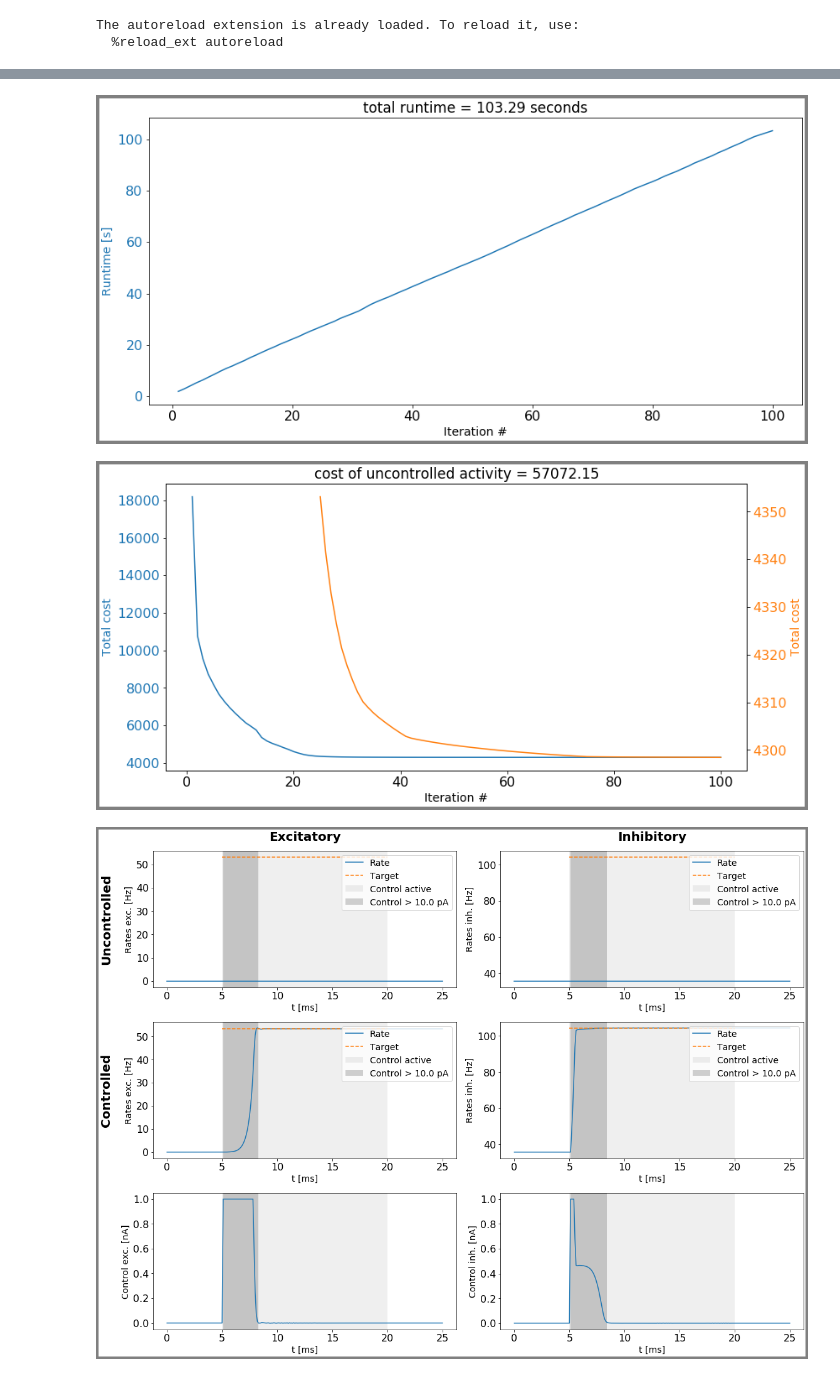
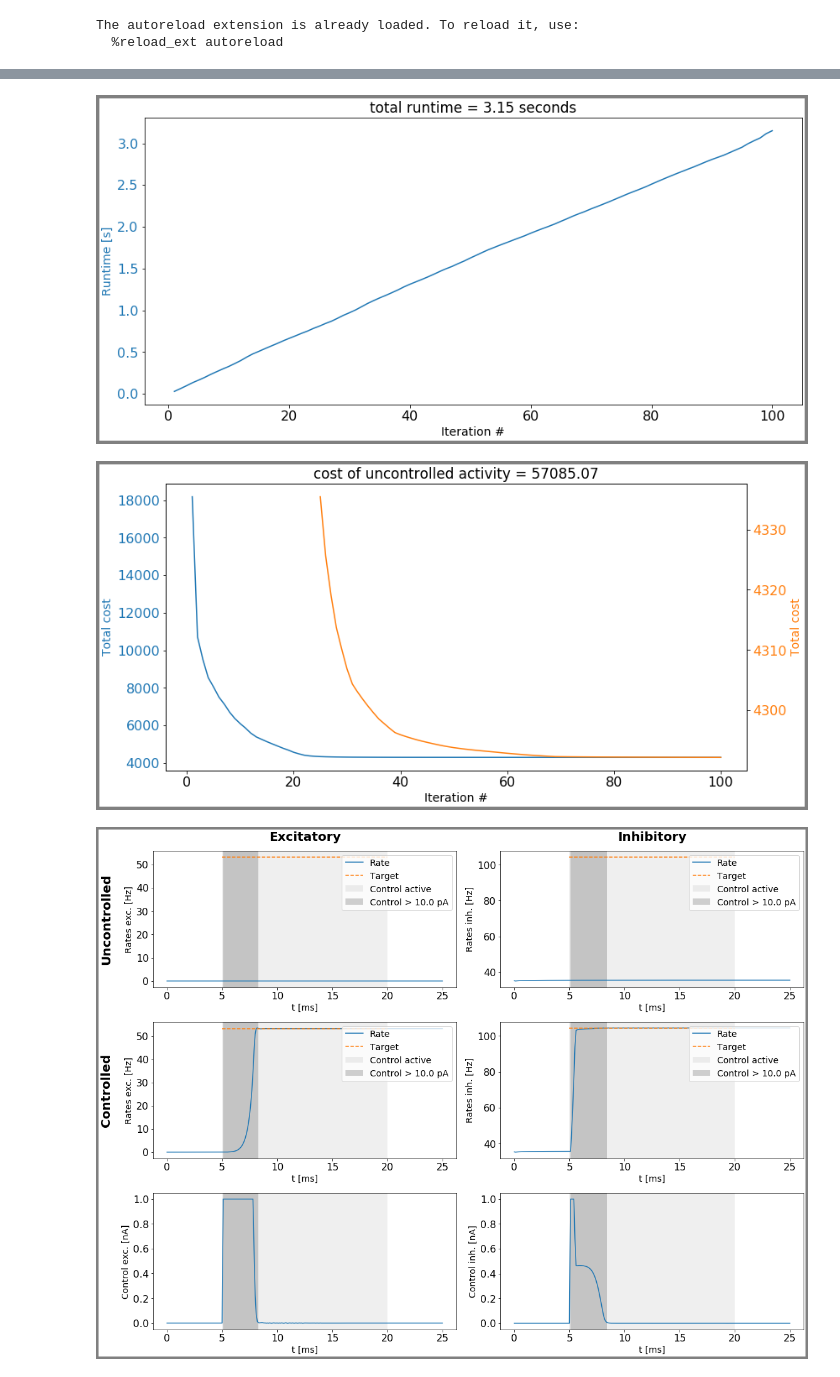
Before and after one commit to lenasal/neurolib, a Jupyter notebook: aln_control_20_11_12/LH_state_switch/LH_noDelay.ipynb, the cells around one changed output, grey strips where cells are left out. Cells and saved outputs as stored; diff of their text form; code cells hidden in the pictures.

```diff
--- a/aln_control_20_11_12/LH_state_switch/LH_noDelay.ipynb
+++ b/aln_control_20_11_12/LH_state_switch/LH_noDelay.ipynb
@@ -105,6 +106,7 @@ for i in range(len(state_vars)):
 [[9.9409e-03 3.5642e+01]
  [5.3253e+01 1.0443e+02]]
 # %%
+aln.params['duration'] = 3000.
 control0 = step_control(maxI_ = -1.)
 aln.run(control = control0)
 plt.plot(aln.t, aln.rates_exc[0,:])
@@ -113,7 +115,7 @@ plt.plot(aln.t, aln.rates_inh[0,:])
 low_state_vars = np.zeros(( len(state_vars) ))
 for i in range(len(state_vars)):
     if aln.state[state_vars[i]].size == 1:
-        low_state_vars[i] = aln.state[state_vars[i]][0] #* 0.99
+        low_state_vars[i] = aln.state[state_vars[i]][0] * 0.99
     else:
-        low_state_vars[i] = aln.state[state_vars[i]][0,-1] #* 0.99
+        low_state_vars[i] = aln.state[state_vars[i]][0,-2] * 0.99
 # %% [output]
@@ -168,35 +170,11 @@ max_it = 100
 alg = "A1"
 case = "B"
 
-opt_params = {"max_it": max_it,
-              "tol": tol,
-              "incl_step": incl_step,
-              "start_step": start_step,
-              "test_step": test_step,
-              "dur": dur,
-              "dur_pre": dur_pre,
-              "dur_post": dur_post,
-              "alg": alg,
-}
+aln.params.duration = dur
+control0 = aln.getZeroControl()
 
-
-if alg == "A1":
-    bestControlB, bestStateB, costB, runtimeB = aln.A1(control0, target_lh, c_scheme, u_mat, u_scheme,
+bestControlA_A1, bestStateA_A1, costA_A1, runtimeA_A1 = aln.A1(control0, target_lh, c_scheme, u_mat, u_scheme,
         max_iteration_ = max_it, tolerance_ = tol, startStep_ = start_step, max_control_ = max_cntrl, t_sim_ = dur,
         t_sim_pre_ = dur_pre, t_sim_post_ = dur_post)
-elif alg == "A2":
-    bestControlB, bestStateB, costB, runtimeB = aln.A2(control0, target_lh, max_iteration_ = max_it,
-                tolerance_ = tol, include_timestep_ = incl_step, start_step_ = start_step, test_step_ = test_step,
-                max_control_ = max_cntrl, t_sim_ = dur, t_sim_pre_ = dur_pre, t_sim_post_ = dur_post)
-
-resultB = {"Opt_control": bestControlB,
-          "Opt_state": bestStateB,
-          "costArray": costB,
-          "runtimeArray": runtimeB,
-}
-
-dump_dicts = [opt_params, aln.params, resultB]
-filename = str(case + "_" + alg + ".p")
-pickle.dump( dump_dicts, open( filename, "wb" ) )
 # %% [output]
 set cost params
@@ -219,7 +205,7 @@ min value of final gradient at index =  (array([0], dtype=int64), array([1], dty
 # %%
-plotFunc.plot_runtime(runtimeB, path, str("p1_e1_s1_u1nA_LowHigh_runtime_" + case + "_" + alg) )
-plotFunc.plot_convergence(costB, path, str("p1_e1_s1_u1nA_LowHigh_cost_" + case + "_" + alg) )
+plotFunc.plot_runtime(runtimeA_A1, path, str("p1_e1_s1_u1nA_LowHigh_runtime_" + case + "_" + alg) )
+plotFunc.plot_convergence(costA_A1, path, str("p1_e1_s1_u1nA_LowHigh_cost_" + case + "_" + alg) )
 # %% [output]
-[figure, old version]
+[figure, new version]
-[figure, old version]
+[figure, new version]
 # %%
```
Also changed, not shown: parts of 9 cells of this notebook, 9 other files.
